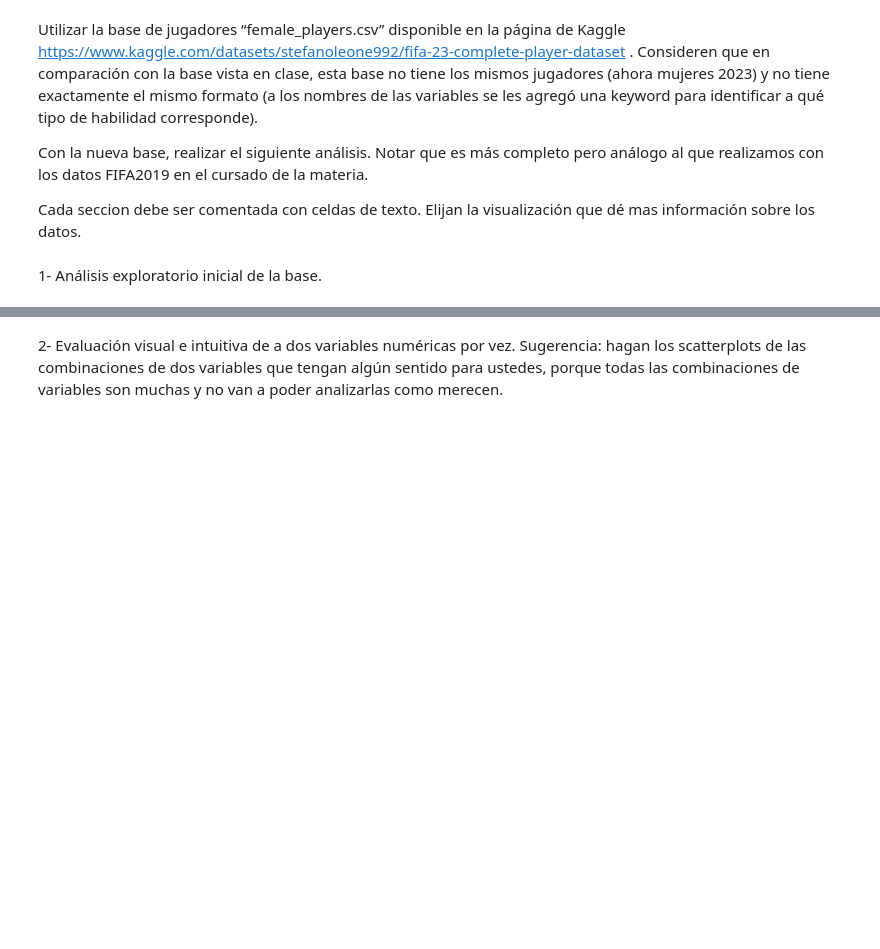
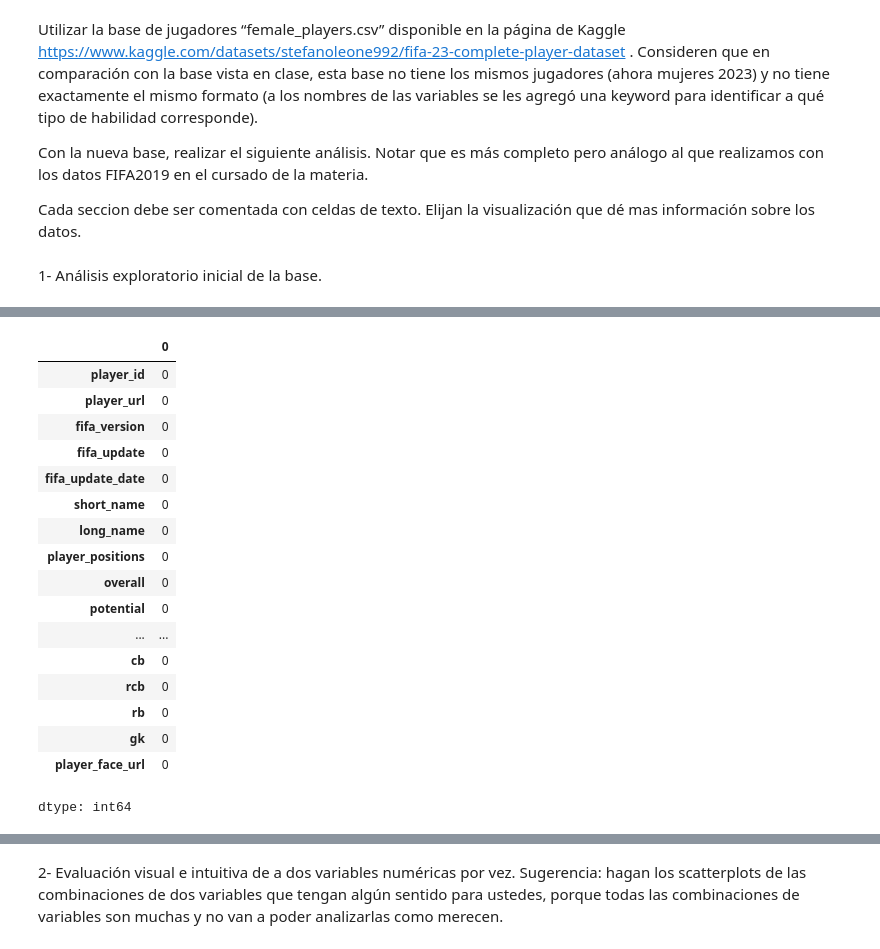
Before and after one commit to Quimexo/Diplo, a Jupyter notebook: Entregable_único_Aprendizaje_No_Supervisado.ipynb, the cells around one changed output, grey strips where cells are left out. Cells and saved outputs as stored; diff of their text form; code cells hidden in the pictures; blank space fills up the shorter version.

```diff
--- a/Entregable_único_Aprendizaje_No_Supervisado.ipynb
+++ b/Entregable_único_Aprendizaje_No_Supervisado.ipynb
@@ -16,0 +111,23 @@ Cada seccion debe ser comentada con celdas de texto. Elijan la visualización qu
+# %%
+# Control
+faltantes=df.isnull().sum()
+faltantes
+# %% [output]
+|  | 0 |
+| player_id | 0 |
+| player_url | 0 |
+| fifa_version | 0 |
+| fifa_update | 0 |
+| fifa_update_date | 0 |
+| short_name | 0 |
+| long_name | 0 |
+| player_positions | 0 |
+| overall | 0 |
+| potential | 0 |
+| ... | ... |
+| cb | 0 |
+| rcb | 0 |
+| rb | 0 |
+| gk | 0 |
+| player_face_url | 0 |
+dtype: int64
```
Also changed, not shown: parts of 12 cells of this notebook.
